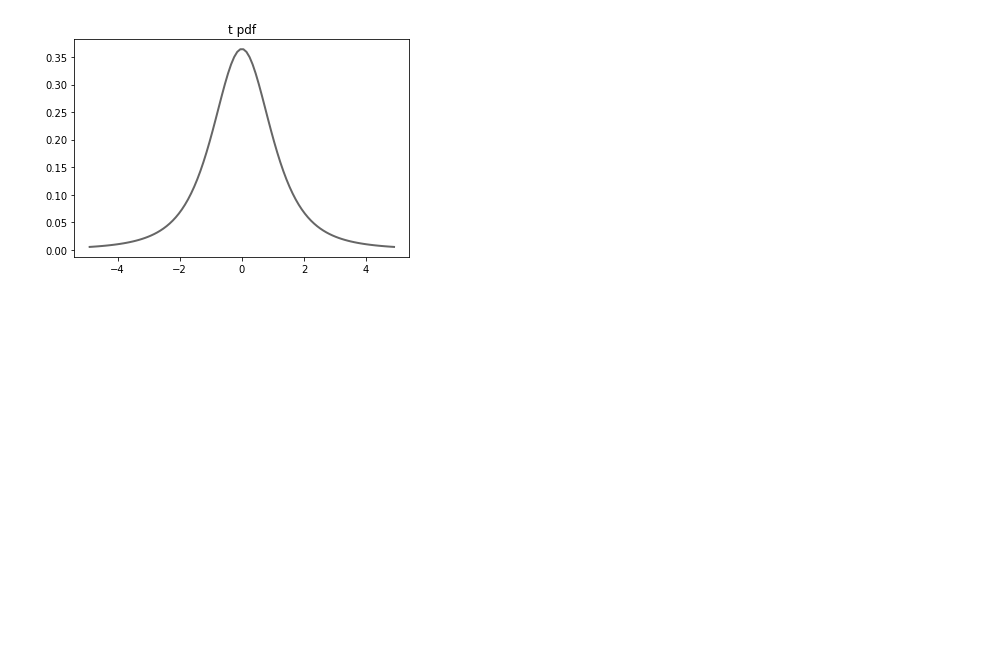
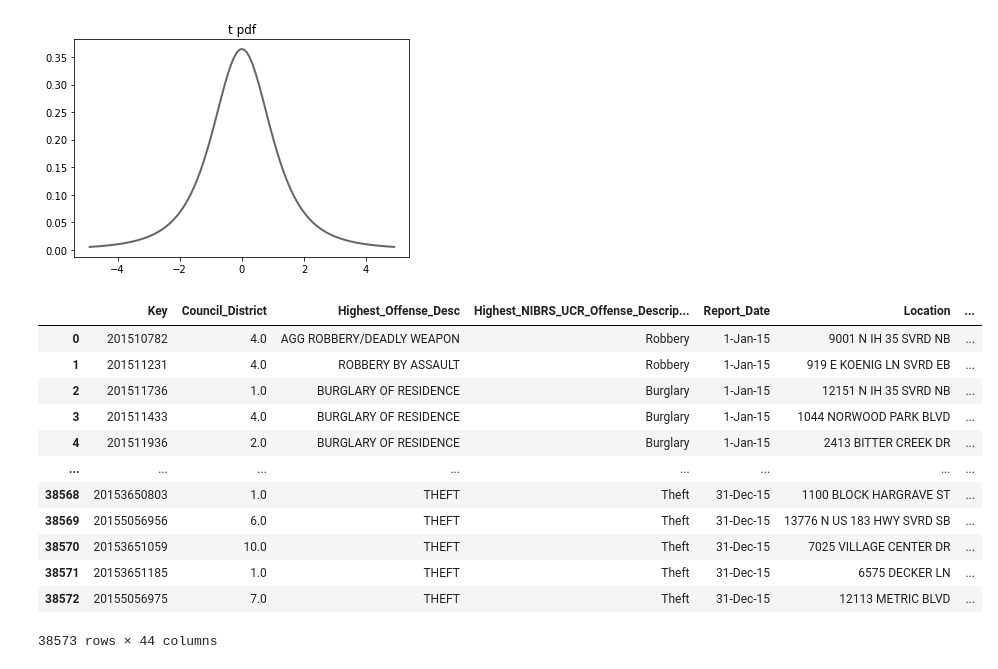
Before and after one commit to qiuxiao-chen/project-2, a Jupyter notebook: project2_anny.ipynb, the cells around one changed output. Drawn from its saved outputs; the diff is of its cells as text; code cells hidden in the pictures; blank space fills up the shorter version.

```diff
--- a/project2_anny.ipynb
+++ b/project2_anny.ipynb
@@ -102,3 +102,23 @@ plt.title('t pdf')
 # %% [output]
 Text(0.5, 1.0, 't pdf')
 [figure]
+# %%
+data_code_crime_prop = pd.DataFrame(crime['Report_Date'].value_counts(normalize=True).reset_index())
+data_code_crime_prop.columns = ['Report_Date', 'crime_prop_data']
+data_code_crime_prop
+crime = pd.merge(crime, data_code_crime_prop, on='Report_Date')
+crime
+# %% [output]
+|  | Key | Council_District | Highest_Offense_Desc | Highest_NIBRS_UCR_Offense_Descrip... | Report_Date | Location | ... |
+| 0 | 201510782 | 4.0 | AGG ROBBERY/DEADLY WEAPON | Robbery | 1-Jan-15 | 9001 N IH 35 SVRD NB | ... |
+| 1 | 201511231 | 4.0 | ROBBERY BY ASSAULT | Robbery | 1-Jan-15 | 919 E KOENIG LN SVRD EB | ... |
+| 2 | 201511736 | 1.0 | BURGLARY OF RESIDENCE | Burglary | 1-Jan-15 | 12151 N IH 35 SVRD NB | ... |
+| 3 | 201511433 | 4.0 | BURGLARY OF RESIDENCE | Burglary | 1-Jan-15 | 1044 NORWOOD PARK BLVD | ... |
+| 4 | 201511936 | 2.0 | BURGLARY OF RESIDENCE | Burglary | 1-Jan-15 | 2413 BITTER CREEK DR | ... |
+| ... | ... | ... | ... | ... | ... | ... | ... |
+| 38568 | 20153650803 | 1.0 | THEFT | Theft | 31-Dec-15 | 1100 BLOCK HARGRAVE ST | ... |
+| 38569 | 20155056956 | 6.0 | THEFT | Theft | 31-Dec-15 | 13776 N US 183 HWY SVRD SB | ... |
+| 38570 | 20153651059 | 10.0 | THEFT | Theft | 31-Dec-15 | 7025 VILLAGE CENTER DR | ... |
+| 38571 | 20153651185 | 1.0 | THEFT | Theft | 31-Dec-15 | 6575 DECKER LN | ... |
+| 38572 | 20155056975 | 7.0 | THEFT | Theft | 31-Dec-15 | 12113 METRIC BLVD | ... |
+38573 rows × 44 columns
```
Also changed, not shown: parts of 2 cells of this notebook.
